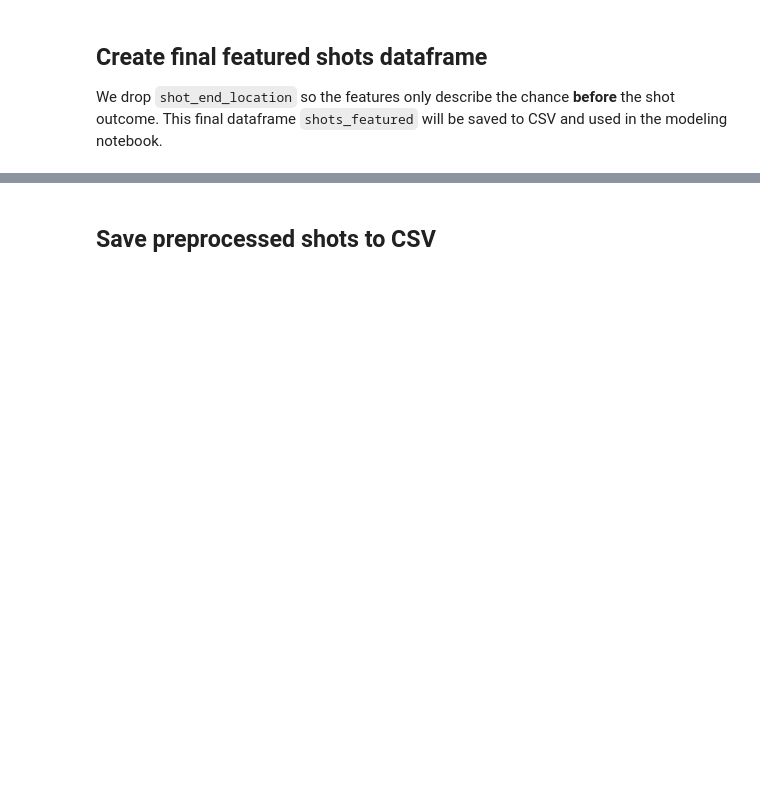
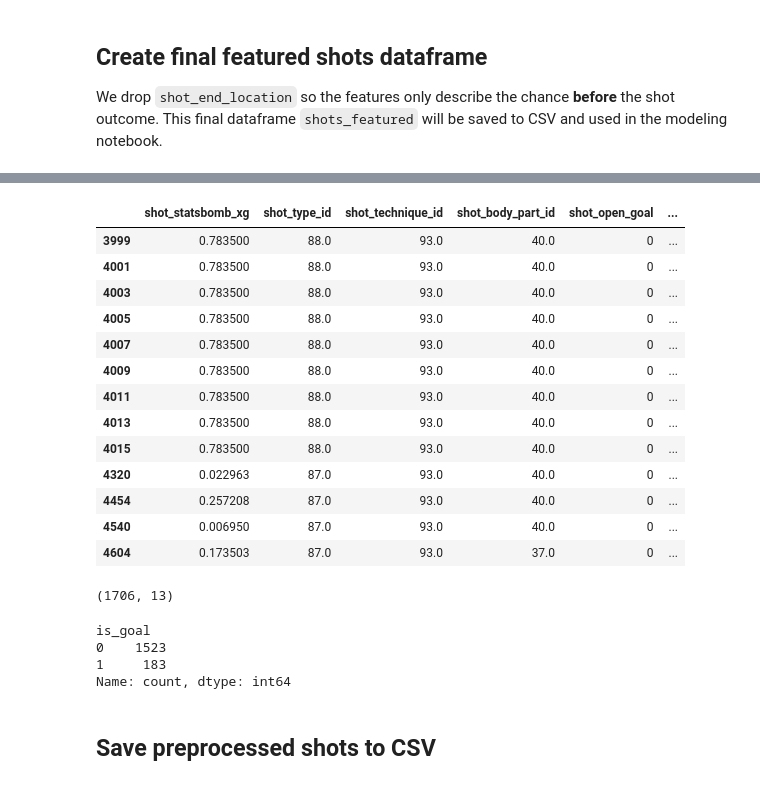
Before and after one commit to M-Traiki/Final_Project_Ironhack, a Jupyter notebook: preprocessing.ipynb, the cells around one changed output, grey strips where cells are left out. Saved outputs shown, nothing was run; the diff lists cells and outputs as text; code cells hidden in the pictures; blank space fills up the shorter version.

```diff
--- a/preprocessing.ipynb
+++ b/preprocessing.ipynb
@@ -152,3 +259,31 @@ shots_featured.head()
+# %%
+shots_featured.iloc[32:45,:]
+# %% [output]
+|  | shot_statsbomb_xg | shot_type_id | shot_technique_id | shot_body_part_id | shot_open_goal | ... |
+| 3999 | 0.783500 | 88.0 | 93.0 | 40.0 | 0 | ... |
+| 4001 | 0.783500 | 88.0 | 93.0 | 40.0 | 0 | ... |
+| 4003 | 0.783500 | 88.0 | 93.0 | 40.0 | 0 | ... |
+| 4005 | 0.783500 | 88.0 | 93.0 | 40.0 | 0 | ... |
+| 4007 | 0.783500 | 88.0 | 93.0 | 40.0 | 0 | ... |
+| 4009 | 0.783500 | 88.0 | 93.0 | 40.0 | 0 | ... |
+| 4011 | 0.783500 | 88.0 | 93.0 | 40.0 | 0 | ... |
+| 4013 | 0.783500 | 88.0 | 93.0 | 40.0 | 0 | ... |
+| 4015 | 0.783500 | 88.0 | 93.0 | 40.0 | 0 | ... |
+| 4320 | 0.022963 | 87.0 | 93.0 | 40.0 | 0 | ... |
+| 4454 | 0.257208 | 87.0 | 93.0 | 40.0 | 0 | ... |
+| 4540 | 0.006950 | 87.0 | 93.0 | 40.0 | 0 | ... |
+| 4604 | 0.173503 | 87.0 | 93.0 | 37.0 | 0 | ... |
+# %%
+shots_featured.shape
+# %% [output]
+(1706, 13)
+# %%
+shots_featured.is_goal.value_counts()
+# %% [output]
+is_goal
+0    1523
+1     183
+Name: count, dtype: int64
 # %% [markdown]
 ## Save preprocessed shots to CSV
 # %%
```
Also changed, not shown: parts of 24 cells of this notebook.
